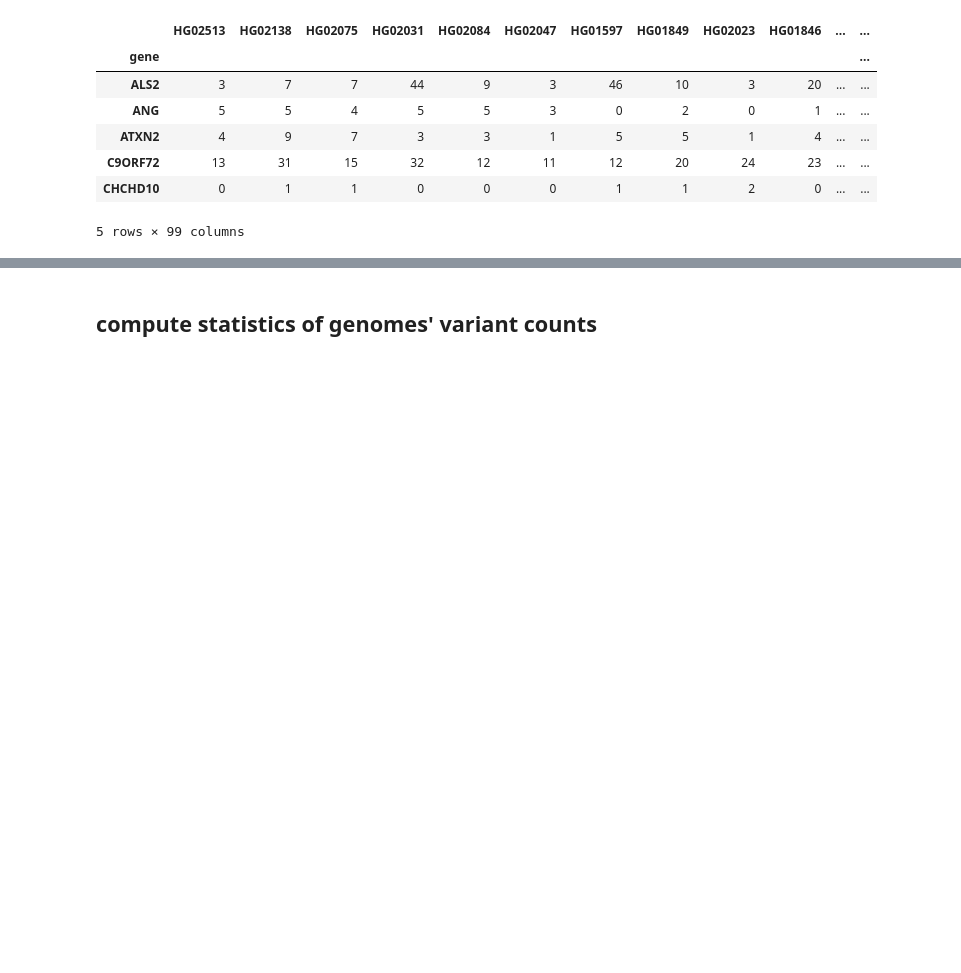
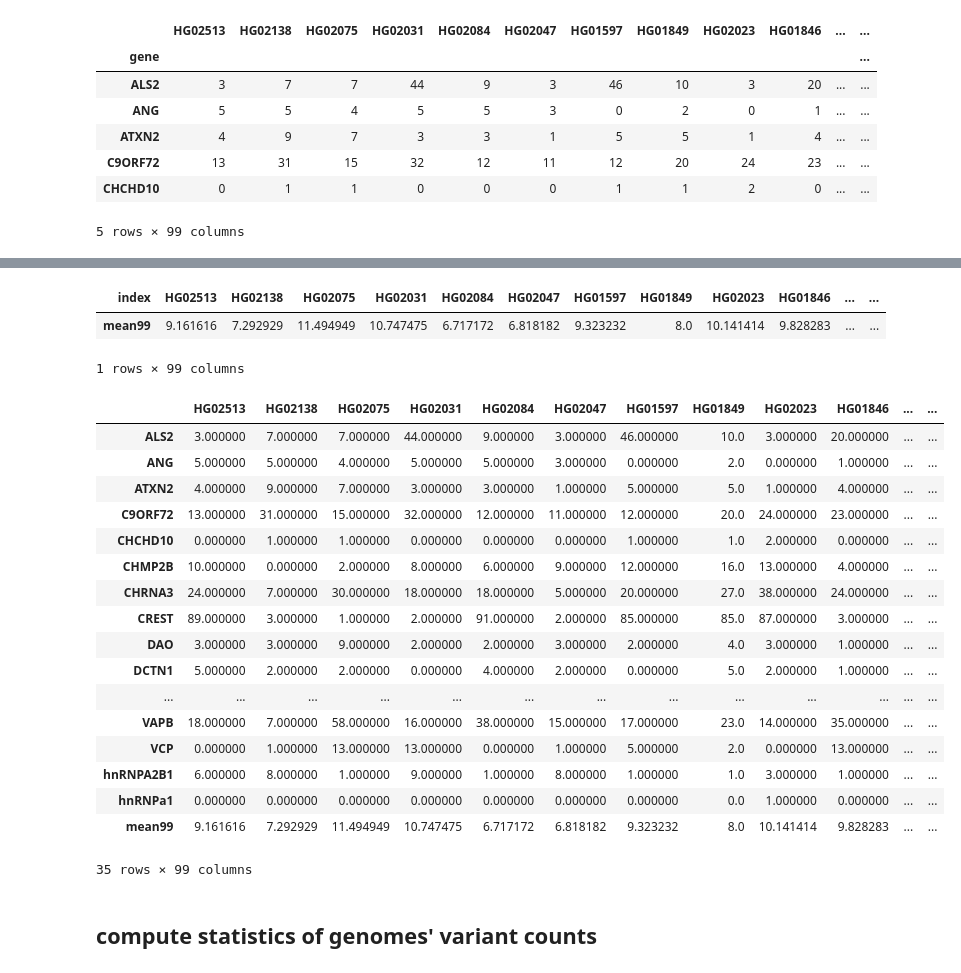
Before and after one commit to emilyvus/cp_als, a Jupyter notebook: vn_per_gene/analysis_20250805-v1.ipynb, the cells around one changed output, grey strips where cells are left out. Cells and saved outputs as stored; diff of their text form; code cells hidden in the pictures; blank space fills up the shorter version.

```diff
--- a/vn_per_gene/analysis_20250805-v1.ipynb
+++ b/vn_per_gene/analysis_20250805-v1.ipynb
@@ -37,3 +67,38 @@ sdf.head()
+# %%
+s2.set_index('index', inplace=True)
+# %%
+s3 = s2.transpose()
+# %%
+s3.index = ["mean99"]
+# %%
+s3.head()
+# %% [output]
+| index | HG02513 | HG02138 | HG02075 | HG02031 | HG02084 | HG02047 | HG01597 | HG01849 | HG02023 | HG01846 | ... | ... |
+| mean99 | 9.161616 | 7.292929 | 11.494949 | 10.747475 | 6.717172 | 6.818182 | 9.323232 | 8.0 | 10.141414 | 9.828283 | ... | ... |
+1 rows × 99 columns
+# %%
+sdf1 = pd.concat([sdf, s3])
+# %%
+sdf1
+# %% [output]
+|  | HG02513 | HG02138 | HG02075 | HG02031 | HG02084 | HG02047 | HG01597 | HG01849 | HG02023 | HG01846 | ... | ... |
+| ALS2 | 3.000000 | 7.000000 | 7.000000 | 44.000000 | 9.000000 | 3.000000 | 46.000000 | 10.0 | 3.000000 | 20.000000 | ... | ... |
+| ANG | 5.000000 | 5.000000 | 4.000000 | 5.000000 | 5.000000 | 3.000000 | 0.000000 | 2.0 | 0.000000 | 1.000000 | ... | ... |
+| ATXN2 | 4.000000 | 9.000000 | 7.000000 | 3.000000 | 3.000000 | 1.000000 | 5.000000 | 5.0 | 1.000000 | 4.000000 | ... | ... |
+| C9ORF72 | 13.000000 | 31.000000 | 15.000000 | 32.000000 | 12.000000 | 11.000000 | 12.000000 | 20.0 | 24.000000 | 23.000000 | ... | ... |
+| CHCHD10 | 0.000000 | 1.000000 | 1.000000 | 0.000000 | 0.000000 | 0.000000 | 1.000000 | 1.0 | 2.000000 | 0.000000 | ... | ... |
+| CHMP2B | 10.000000 | 0.000000 | 2.000000 | 8.000000 | 6.000000 | 9.000000 | 12.000000 | 16.0 | 13.000000 | 4.000000 | ... | ... |
+| CHRNA3 | 24.000000 | 7.000000 | 30.000000 | 18.000000 | 18.000000 | 5.000000 | 20.000000 | 27.0 | 38.000000 | 24.000000 | ... | ... |
+| CREST | 89.000000 | 3.000000 | 1.000000 | 2.000000 | 91.000000 | 2.000000 | 85.000000 | 85.0 | 87.000000 | 3.000000 | ... | ... |
+| DAO | 3.000000 | 3.000000 | 9.000000 | 2.000000 | 2.000000 | 3.000000 | 2.000000 | 4.0 | 3.000000 | 1.000000 | ... | ... |
+| DCTN1 | 5.000000 | 2.000000 | 2.000000 | 0.000000 | 4.000000 | 2.000000 | 0.000000 | 5.0 | 2.000000 | 1.000000 | ... | ... |
+| ... | ... | ... | ... | ... | ... | ... | ... | ... | ... | ... | ... | ... |
+| VAPB | 18.000000 | 7.000000 | 58.000000 | 16.000000 | 38.000000 | 15.000000 | 17.000000 | 23.0 | 14.000000 | 35.000000 | ... | ... |
+| VCP | 0.000000 | 1.000000 | 13.000000 | 13.000000 | 0.000000 | 1.000000 | 5.000000 | 2.0 | 0.000000 | 13.000000 | ... | ... |
+| hnRNPA2B1 | 6.000000 | 8.000000 | 1.000000 | 9.000000 | 1.000000 | 8.000000 | 1.000000 | 1.0 | 3.000000 | 1.000000 | ... | ... |
+| hnRNPa1 | 0.000000 | 0.000000 | 0.000000 | 0.000000 | 0.000000 | 0.000000 | 0.000000 | 0.0 | 1.000000 | 0.000000 | ... | ... |
+| mean99 | 9.161616 | 7.292929 | 11.494949 | 10.747475 | 6.717172 | 6.818182 | 9.323232 | 8.0 | 10.141414 | 9.828283 | ... | ... |
+35 rows × 99 columns
 # %% [markdown]
 ## compute statistics of genomes' variant counts
 # %% [markdown]
```
Also changed, not shown: parts of 7 cells of this notebook.
